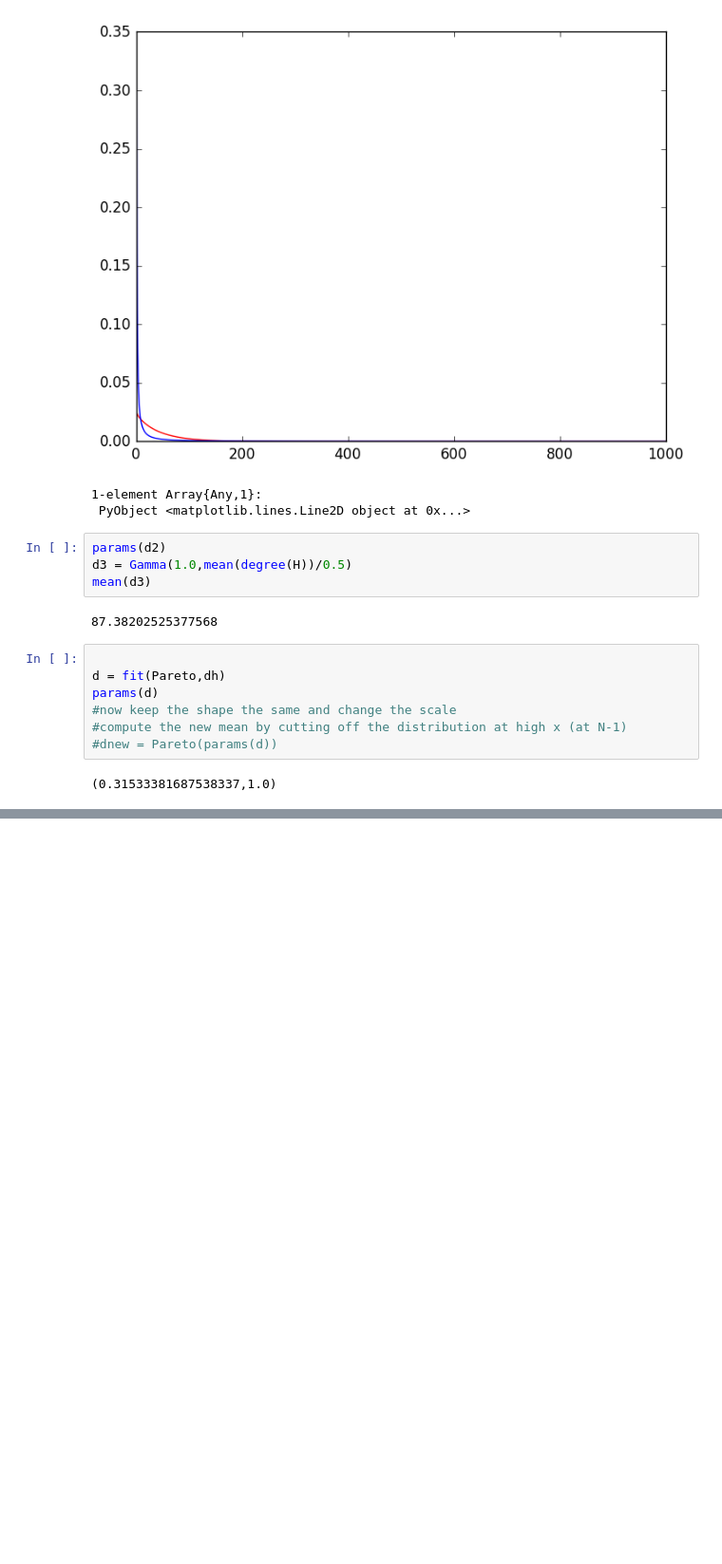
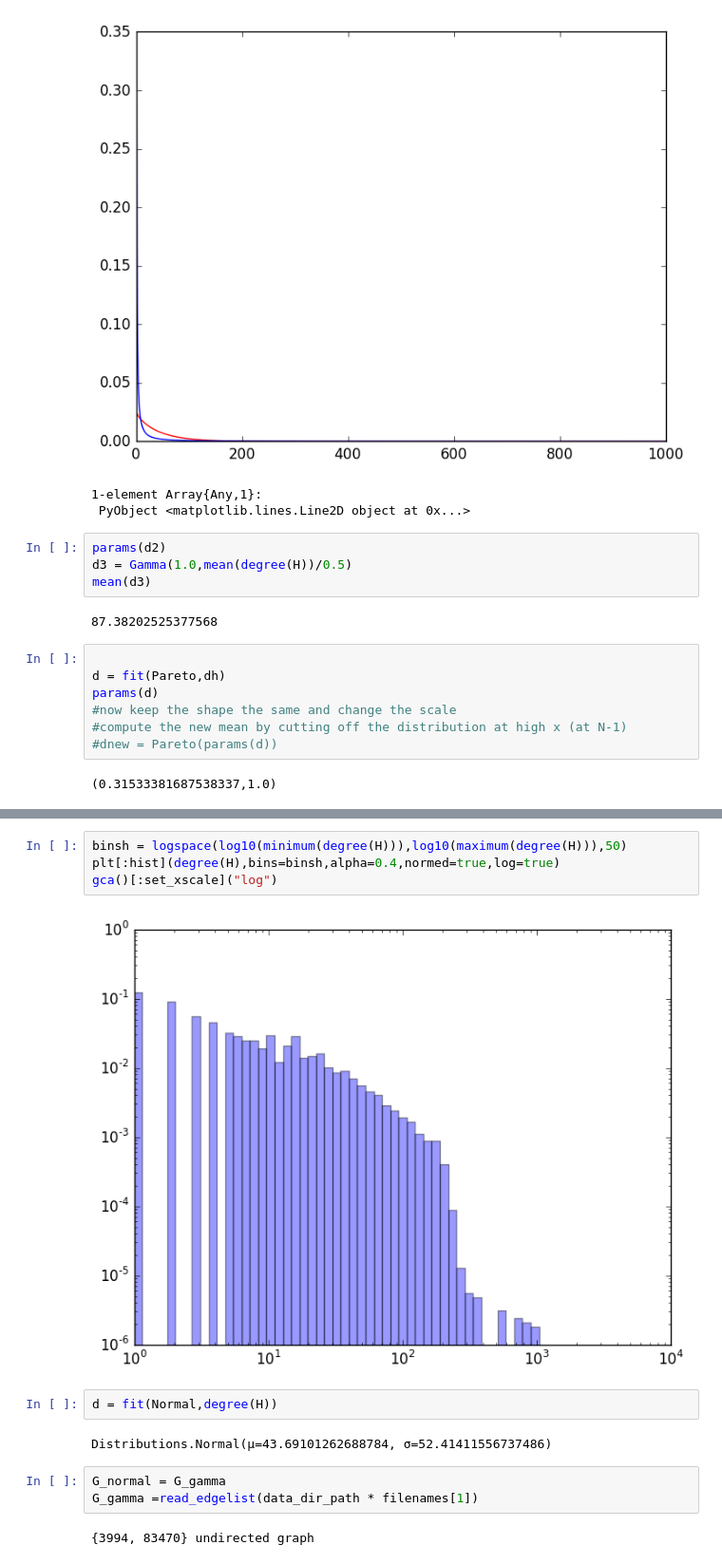
Before and after one commit to jnkh/indirect-rec, a Jupyter notebook: src/GraphsTunableClustering.ipynb, the cells around one changed output, grey strips where cells are left out. Shown at 95% size. Saved outputs shown, nothing was run; the diff lists cells and outputs as text; blank space fills up the shorter version.

```diff
--- a/src/GraphsTunableClustering.ipynb
+++ b/src/GraphsTunableClustering.ipynb
@@ -300,0 +309,15 @@ params(d)
+# %%
+binsh = logspace(log10(minimum(degree(H))),log10(maximum(degree(H))),50)
+plt[:hist](degree(H),bins=binsh,alpha=0.4,normed=true,log=true)
+gca()[:set_xscale]("log")
+# %% [output]
+[figure, added]
+# %%
+d = fit(Normal,degree(H))
+# %% [output]
+Distributions.Normal(μ=43.69101262688784, σ=52.41411556737486)
+# %%
+G_normal = G_gamma
+G_gamma =read_edgelist(data_dir_path * filenames[1])
+# %% [output]
+{3994, 83470} undirected graph
```
Also changed, not shown: parts of 20 cells of this notebook, 3 other files.
